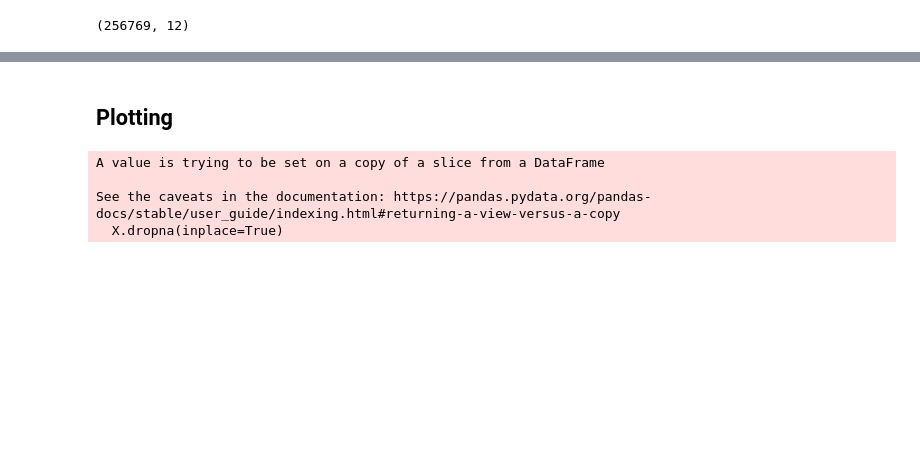
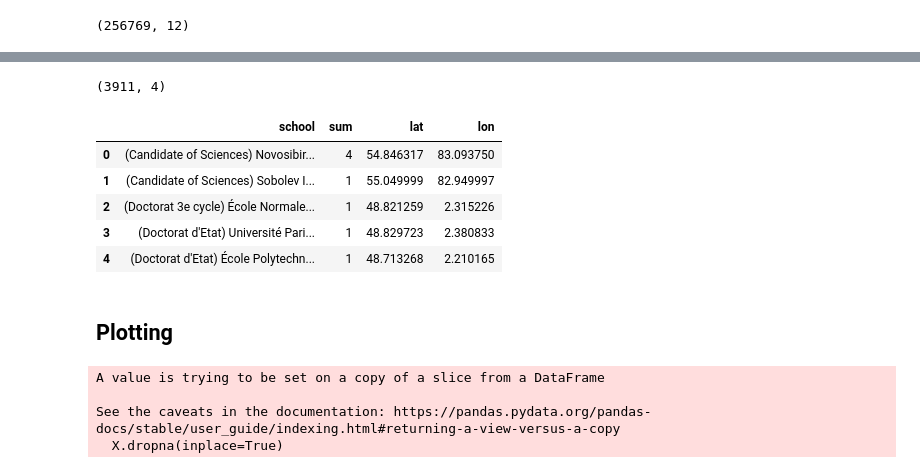
Before and after one commit to Sai271828/MGP, a Jupyter notebook: heat_map.ipynb, the cells around one changed output, grey strips where cells are left out. Drawn from its saved outputs; the diff is of its cells as text; code cells hidden in the pictures; blank space fills up the shorter version.

```diff
--- a/heat_map.ipynb
+++ b/heat_map.ipynb
@@ -58,0 +97,14 @@ full_data.head()
+# %%
+inf_uni = pd.merge(univ_descendants,coords,on='school',how='left')
+inf_uni.shape
+# %% [output]
+(3911, 4)
+# %%
+inf_uni.head()
+# %% [output]
+|  | school | sum | lat | lon |
+| 0 | (Candidate of Sciences) Novosibir... | 4 | 54.846317 | 83.093750 |
+| 1 | (Candidate of Sciences) Sobolev I... | 1 | 55.049999 | 82.949997 |
+| 2 | (Doctorat 3e cycle) École Normale... | 1 | 48.821259 | 2.315226 |
+| 3 | (Doctorat d'Etat) Université Pari... | 1 | 48.829723 | 2.380833 |
+| 4 | (Doctorat d'Etat) École Polytechn... | 1 | 48.713268 | 2.210165 |
```
Also changed, not shown: parts of 19 cells of this notebook, 1 other file.
